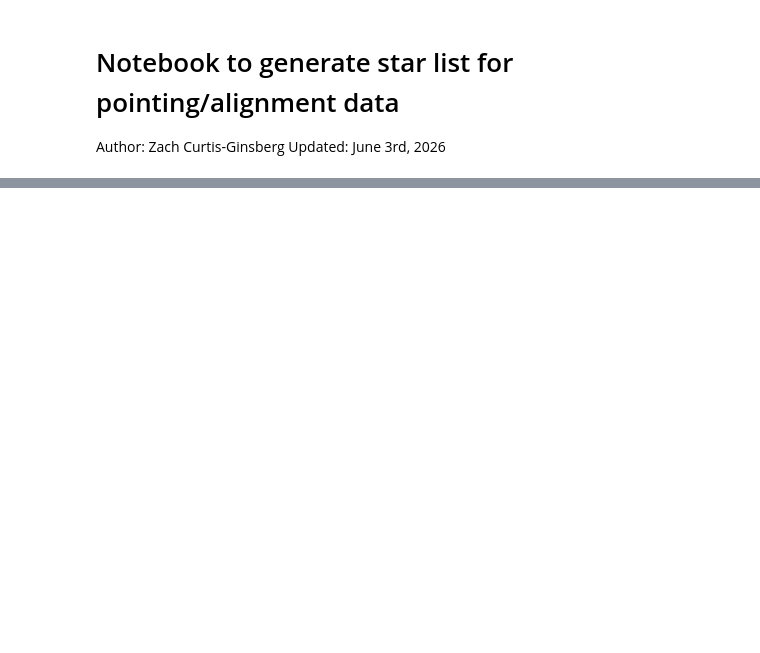
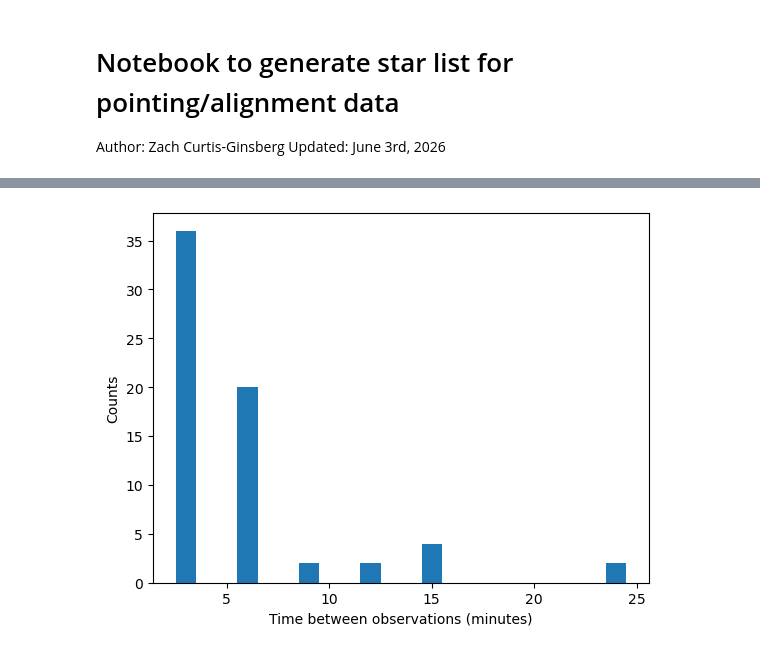
Before and after one commit to zcurtisginsberg/pSCT_Misc, a Jupyter notebook: psct_star_sched.ipynb, the cells around one changed output, grey strips where cells are left out. Drawn from its saved outputs; the diff is of its cells as text; code cells hidden in the pictures; blank space fills up the shorter version.

```diff
--- a/psct_star_sched.ipynb
+++ b/psct_star_sched.ipynb
@@ -124,0 +257,13 @@ plt.show()
+# %%
+diffs = np.zeros(len(grid_times)-1)
+for n in range(len(grid_times)):
+    if n == 0:
+        continue
+    diffs[n-1] = (grid_times[n].mjd - grid_times[n-1].mjd) * 24*60 # in days
+
+plt.hist(diffs, bins=np.arange(np.min(diffs)-0.5, np.max(diffs)+0.5, 1))
+plt.xlabel('Time between observations (minutes)')
+plt.ylabel('Counts')
+plt.show()
+# %% [output]
+[figure, added]
```
Also changed, not shown: parts of 14 cells of this notebook.
